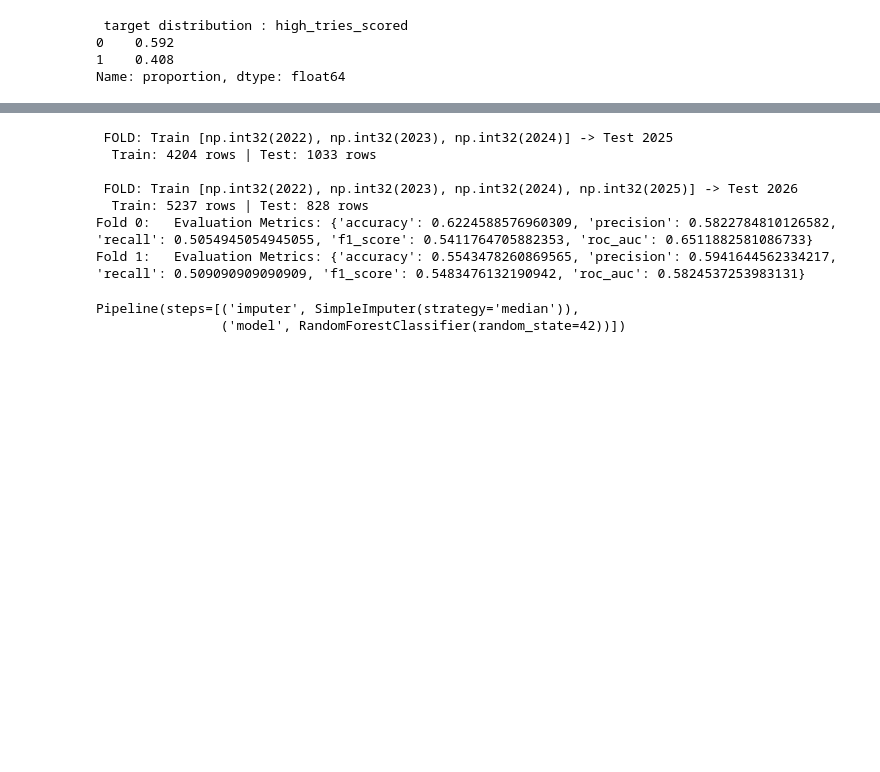
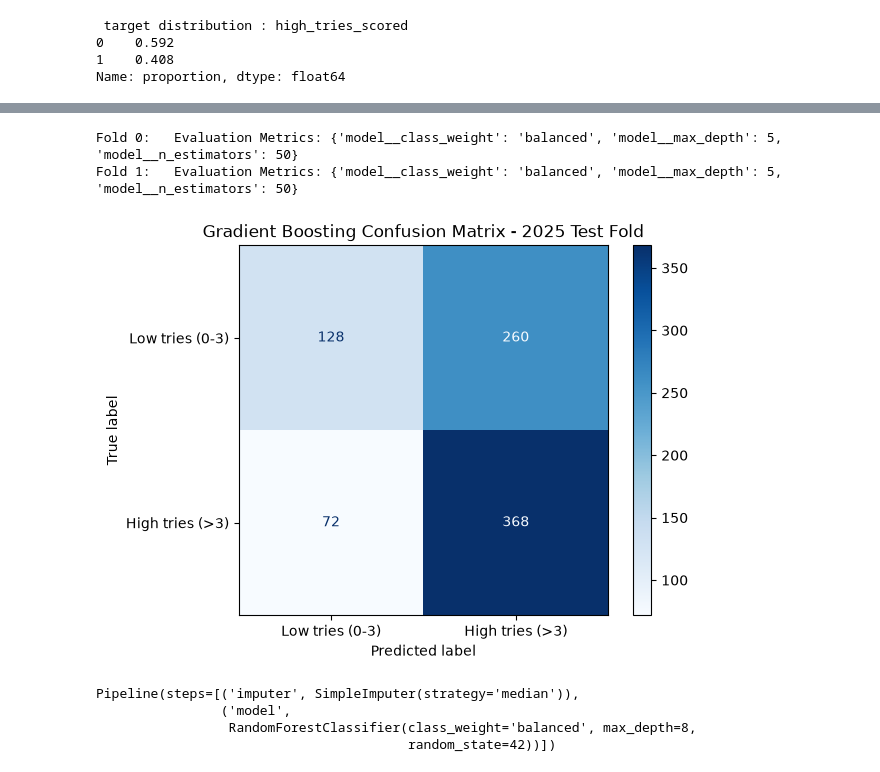
Before and after one commit to ronankenny17/machine-learning, a Jupyter notebook: src/ml_project.ipynb, the cells around one changed output, grey strips where cells are left out. Cells and saved outputs as stored; diff of their text form; code cells hidden in the pictures; blank space fills up the shorter version.

```diff
--- a/src/ml_project.ipynb
+++ b/src/ml_project.ipynb
@@ -162,35 +161,60 @@ Pipeline(steps=[('imputer', SimpleImputer(strategy='median')),
 # %%
 # Model Ranbom Forest Classifier
 
 from sklearn.ensemble import RandomForestClassifier
 
+rf_tuning_params = {
+        'model__n_estimators': [50, 100, 200],
+        'model__max_depth': [5, 8, 10],
+        'model__class_weight': [
+            'balanced',
+            {0: 1.0, 1: 1.4},
+            {0: 1.0, 1: 1.6},
+            {0: 1.2, 1: 1.0},
+            {0: 1.4, 1: 1.0}
+            ],
+    }
+
 
 random_forest_pipeline = Pipeline(steps =[
     ('imputer', SimpleImputer(strategy='median')),
-    ('model' , RandomForestClassifier(n_estimators=100, random_state=42))
+    ('model' , RandomForestClassifier(n_estimators=100,
+                                    class_weight='balanced',
+                                    random_state=42,
+                                    max_depth=8
+                                       ))
 ])
 
-rf_results = walk_forward_validation(filtered_dataset= filtered_dataset, pipeline=random_forest_pipeline, feature_cols=feature_cols, min_train_years=min_train_years)
+# lower threshold to catch more positive cases
+threshold = 0.45
+
+rf_results = walk_forward_validation(
+    filtered_dataset= filtered_dataset,
+    pipeline=random_forest_pipeline,
+    custom_threshold=threshold,
+    feature_cols=feature_cols,
+    min_train_years=min_train_years,
+    tuning_params=rf_tuning_params
+
+    )
 ('scaler', StandardScaler()),
 
 
 i =0
 for res in rf_results:
-    print(f"Fold {i}:   Evaluation Metrics: {res['evaluation_metrics']} ")
+    print(f"Fold {i}:   Evaluation Metrics: {res['tuned_params']} ")
     i += 1
 
-generate_confusion_matrix(rf_results[0]['confusion_matrix'])
+generate_confusion_matrix(rf_results[1]['confusion_matrix'])
 
 
 random_forest_pipeline
 # %% [output]
- FOLD: Train [np.int32(2022), np.int32(2023), np.int32(2024)] -> Test 2025
-  Train: 4204 rows | Test: 1033 rows
-
- FOLD: Train [np.int32(2022), np.int32(2023), np.int32(2024), np.int32(2025)] -> Test 2026
-  Train: 5237 rows | Test: 828 rows
-Fold 0:   Evaluation Metrics: {'accuracy': 0.6224588576960309, 'precision': 0.5822784810126582, 'recall': 0.5054945054945055, 'f1_score': 0.5411764705882353, 'roc_auc': 0.6511882581086733}
-Fold 1:   Evaluation Metrics: {'accuracy': 0.5543478260869565, 'precision': 0.5941644562334217, 'recall': 0.509090909090909, 'f1_score': 0.5483476132190942, 'roc_auc': 0.5824537253983131}
+Fold 0:   Evaluation Metrics: {'model__class_weight': 'balanced', 'model__max_depth': 5, 'model__n_estimators': 50}
+Fold 1:   Evaluation Metrics: {'model__class_weight': 'balanced', 'model__max_depth': 5, 'model__n_estimators': 50}
+[figure, added]
 Pipeline(steps=[('imputer', SimpleImputer(strategy='median')),
-                ('model', RandomForestClassifier(random_state=42))])
+                ('model',
+                 RandomForestClassifier(class_weight='balanced', max_depth=8,
+                                        random_state=42))])
 # %%
```
Also changed, not shown: parts of 5 cells of this notebook.
